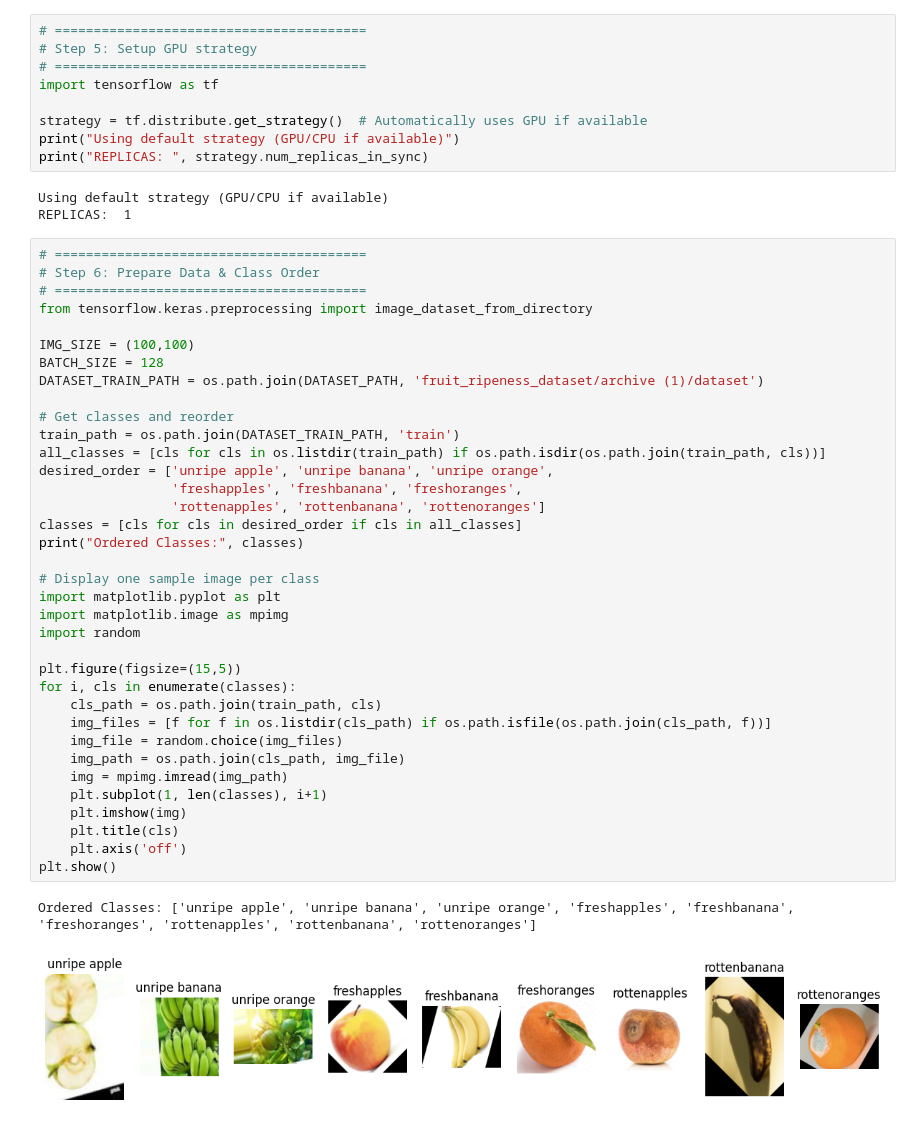
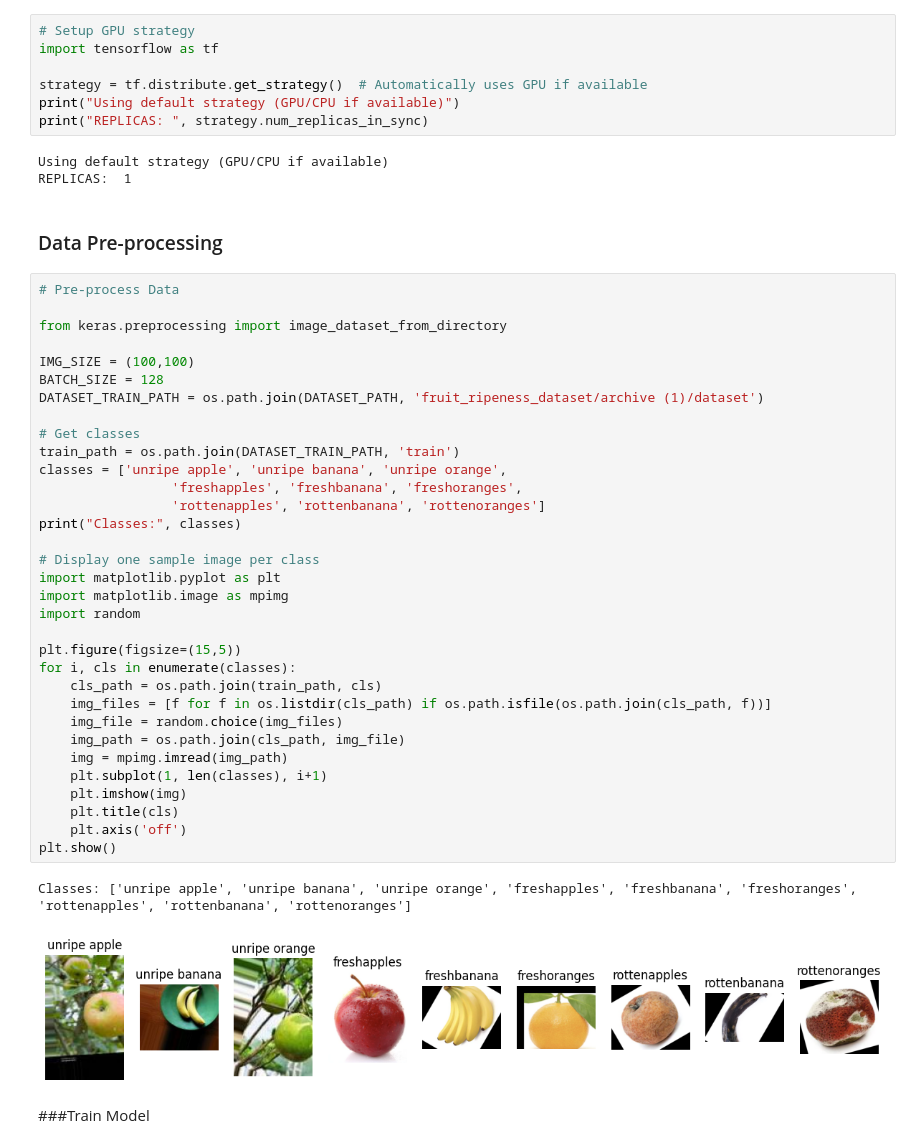
Before and after one commit to Harshilpatel2605/Fruit-Ripeness-Classifier, a Jupyter notebook: fruit_ripeness_classifier.ipynb, the cells around one changed output. Cells and saved outputs as stored; diff of their text form.

```diff
--- a/fruit_ripeness_classifier.ipynb
+++ b/fruit_ripeness_classifier.ipynb
@@ -45,9 +34,7 @@ else:
 # %% [output]
 Dataset already exists, skipping download.
 # %%
-# ========================================
-# Step 5: Setup GPU strategy
-# ========================================
+# Setup GPU strategy
 import tensorflow as tf
 
 strategy = tf.distribute.get_strategy()  # Automatically uses GPU if available
@@ -56,43 +43,44 @@ print("REPLICAS: ", strategy.num_replicas_in_sync)
 # %% [output]
 Using default strategy (GPU/CPU if available)
 REPLICAS:  1
+# %% [markdown]
+### Data Pre-processing
 # %%
-# ========================================
-# Step 6: Prepare Data & Class Order
-# ========================================
-from tensorflow.keras.preprocessing import image_dataset_from_directory
+# Pre-process Data
+
+from keras.preprocessing import image_dataset_from_directory
 
 IMG_SIZE = (100,100)
 BATCH_SIZE = 128
 DATASET_TRAIN_PATH = os.path.join(DATASET_PATH, 'fruit_ripeness_dataset/archive (1)/dataset')
 
-# Get classes and reorder
+# Get classes
 train_path = os.path.join(DATASET_TRAIN_PATH, 'train')
-all_classes = [cls for cls in os.listdir(train_path) if os.path.isdir(os.path.join(train_path, cls))]
-desired_order = ['unripe apple', 'unripe banana', 'unripe orange',
+classes = ['unripe apple', 'unripe banana', 'unripe orange',
                  'freshapples', 'freshbanana', 'freshoranges',
                  'rottenapples', 'rottenbanana', 'rottenoranges']
-classes = [cls for cls in desired_order if cls in all_classes]
-print("Ordered Classes:", classes)
+print("Classes:", classes)
 
 # Display one sample image per class
 import matplotlib.pyplot as plt
 import matplotlib.image as mpimg
 import random
 
 plt.figure(figsize=(15,5))
 for i, cls in enumerate(classes):
     cls_path = os.path.join(train_path, cls)
     img_files = [f for f in os.listdir(cls_path) if os.path.isfile(os.path.join(cls_path, f))]
     img_file = random.choice(img_files)
     img_path = os.path.join(cls_path, img_file)
     img = mpimg.imread(img_path)
     plt.subplot(1, len(classes), i+1)
     plt.imshow(img)
     plt.title(cls)
     plt.axis('off')
 plt.show()
 # %% [output]
-Ordered Classes: ['unripe apple', 'unripe banana', 'unripe orange', 'freshapples', 'freshbanana', 'freshoranges', 'rottenapples', 'rottenbanana', 'rottenoranges']
+Classes: ['unripe apple', 'unripe banana', 'unripe orange', 'freshapples', 'freshbanana', 'freshoranges', 'rottenapples', 'rottenbanana', 'rottenoranges']
-[figure, old version]
+[figure, new version]
+# %% [markdown]
+###Train Model
 # %%
```
Also changed, not shown: parts of 17 cells of this notebook.
